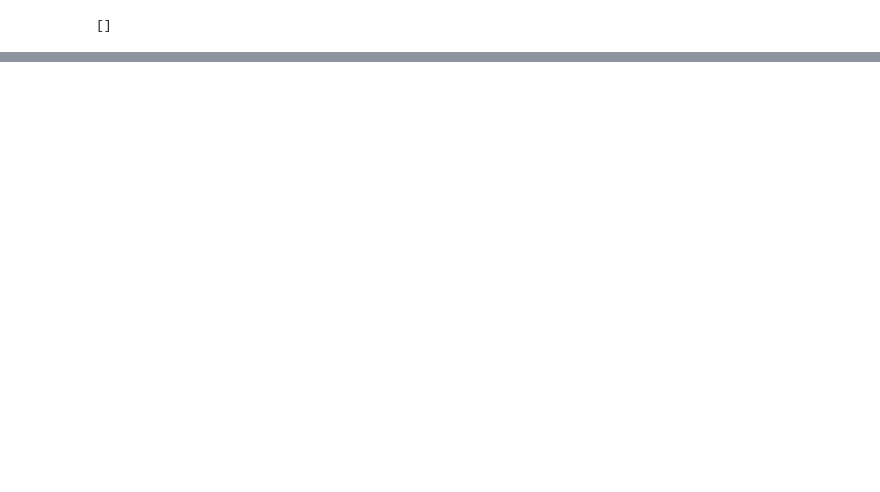
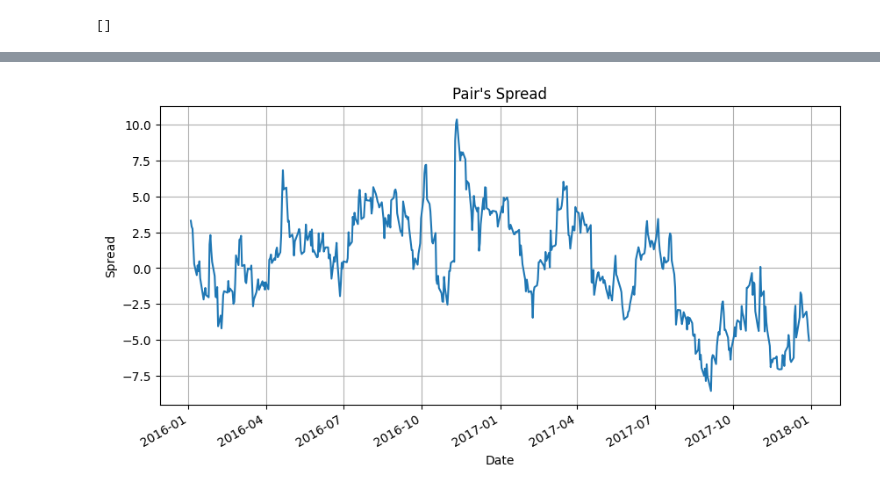
Before and after one commit to Vidya023/Coding-Research-Paper, a Jupyter notebook: pairs-trading-on-different-portfolios-based-on-machine-learning.ipynb, the cells around one changed output, grey strips where cells are left out. Drawn from its saved outputs; the diff is of its cells as text; code cells hidden in the pictures; blank space fills up the shorter version.

```diff
--- a/pairs-trading-on-different-portfolios-based-on-machine-learning.ipynb
+++ b/pairs-trading-on-different-portfolios-based-on-machine-learning.ipynb
@@ -390,0 +816,5 @@ Critical Values: [-3.90079646 -3.33855861 -3.04613545]
+# %%
+filtered_df = df_jnj_nee[df_jnj_nee.index>=start_pred_date]
+train = pd.DataFrame()
+train['JNJ'] = filtered_df['JNJ_Close']
+train['NEE'] = filtered_df['NEE_Close']
@@ -390,0 +830,15 @@ Critical Values: [-3.90079646 -3.33855861 -3.04613545]
+# %%
+spread = train.JNJ - model.params[0]*train.NEE
+
+plot = spread.plot(figsize=(10,5), title="Pair's Spread")
+plot.set_ylabel('Spread')
+plot.grid(True);
+
+def zscore(series):
+    return (series-series.mean())/np.std(series)
+
+test = pd.DataFrame()
+test['JNJ'] = df_jnj_nee['JNJ_Close']
+test['NEE'] = df_jnj_nee['NEE_Close']
+# %% [output]
+[figure, added]
```
Also changed, not shown: parts of 65 cells of this notebook.
